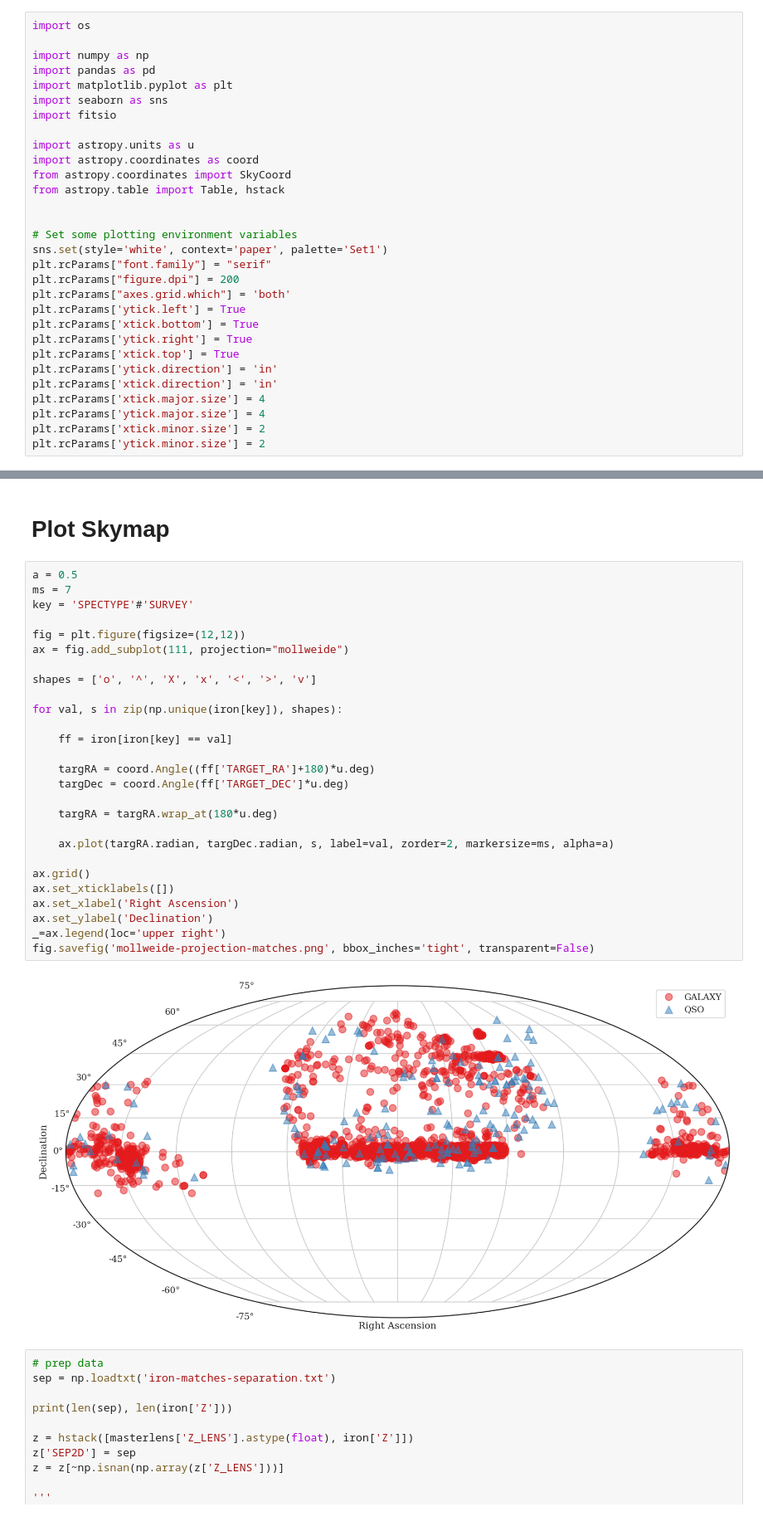
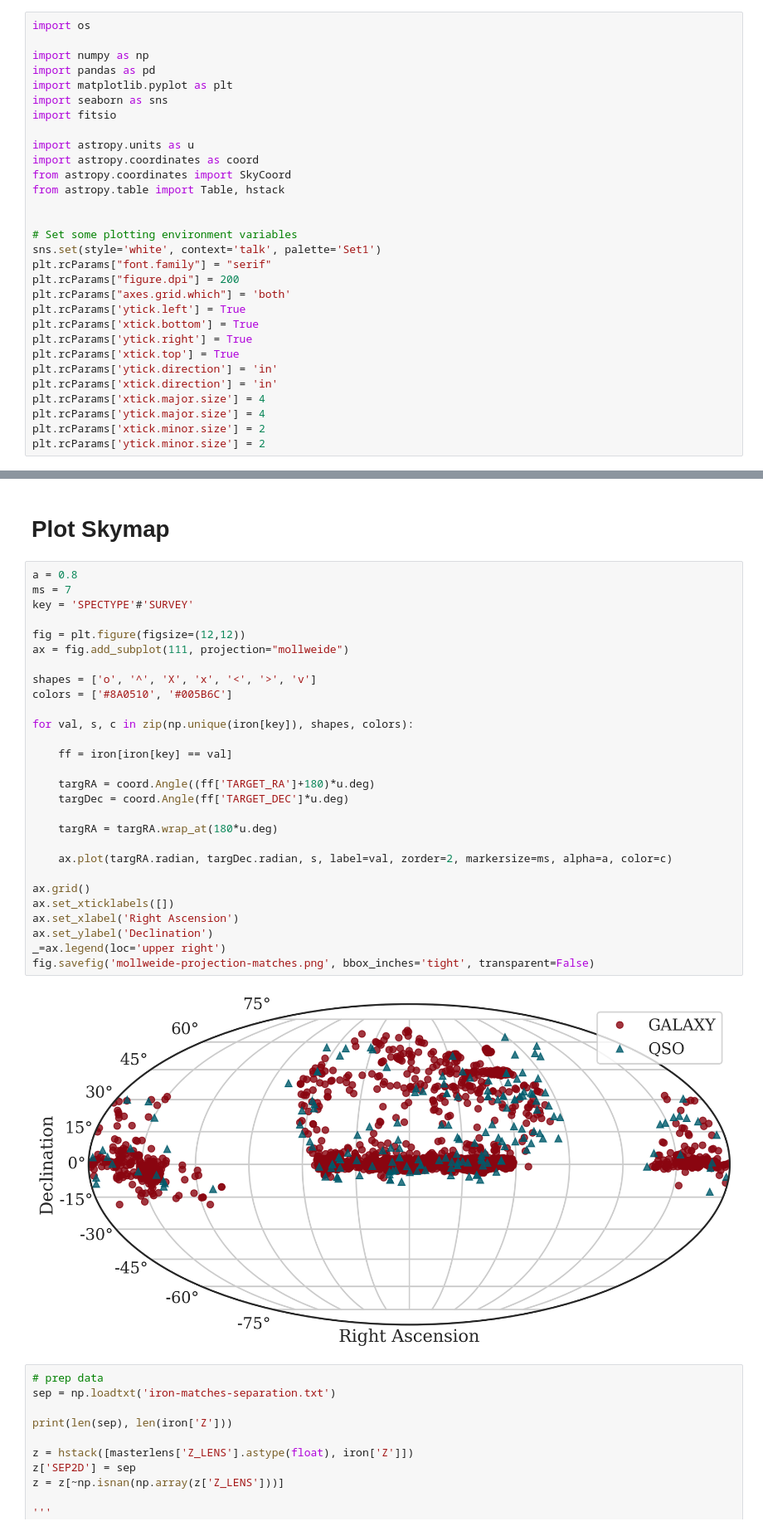
Before and after one commit to noahfranz13/SpecLens, a Jupyter notebook: FindLenses/crossmatch-analysis.ipynb, the cells around one changed output, grey strips where cells are left out. Shown at 83% size. Saved outputs shown, nothing was run; the diff lists cells and outputs as text.

```diff
--- a/FindLenses/crossmatch-analysis.ipynb
+++ b/FindLenses/crossmatch-analysis.ipynb
@@ -14,7 +14,7 @@ from astropy.table import Table, hstack
 
 
 # Set some plotting environment variables
-sns.set(style='white', context='paper', palette='Set1')
+sns.set(style='white', context='talk', palette='Set1')
 plt.rcParams["font.family"] = "serif"
 plt.rcParams["figure.dpi"] = 200
 plt.rcParams["axes.grid.which"] = 'both'
@@ -62,34 +62,35 @@ ironHist('SPECTYPE', bins=3)
 # %% [markdown]
 # Plot Skymap
 # %%
-a = 0.5
+a = 0.8
 ms = 7
 key = 'SPECTYPE'#'SURVEY'
 
 fig = plt.figure(figsize=(12,12))
 ax = fig.add_subplot(111, projection="mollweide")
 
 shapes = ['o', '^', 'X', 'x', '<', '>', 'v']
+colors = ['#8A0510', '#005B6C']
 
-for val, s in zip(np.unique(iron[key]), shapes):
+for val, s, c in zip(np.unique(iron[key]), shapes, colors):
 
     ff = iron[iron[key] == val]
 
     targRA = coord.Angle((ff['TARGET_RA']+180)*u.deg)
     targDec = coord.Angle(ff['TARGET_DEC']*u.deg)
 
     targRA = targRA.wrap_at(180*u.deg)
 
-    ax.plot(targRA.radian, targDec.radian, s, label=val, zorder=2, markersize=ms, alpha=a)
+    ax.plot(targRA.radian, targDec.radian, s, label=val, zorder=2, markersize=ms, alpha=a, color=c)
 
 ax.grid()
 ax.set_xticklabels([])
 ax.set_xlabel('Right Ascension')
 ax.set_ylabel('Declination')
 _=ax.legend(loc='upper right')
 fig.savefig('mollweide-projection-matches.png', bbox_inches='tight', transparent=False)
 # %% [output]
-[figure, old version]
+[figure, new version]
 # %%
 # prep data
 sep = np.loadtxt('iron-matches-separation.txt')
```
Also changed, not shown: parts of 3 cells of this notebook, 5 other files.
